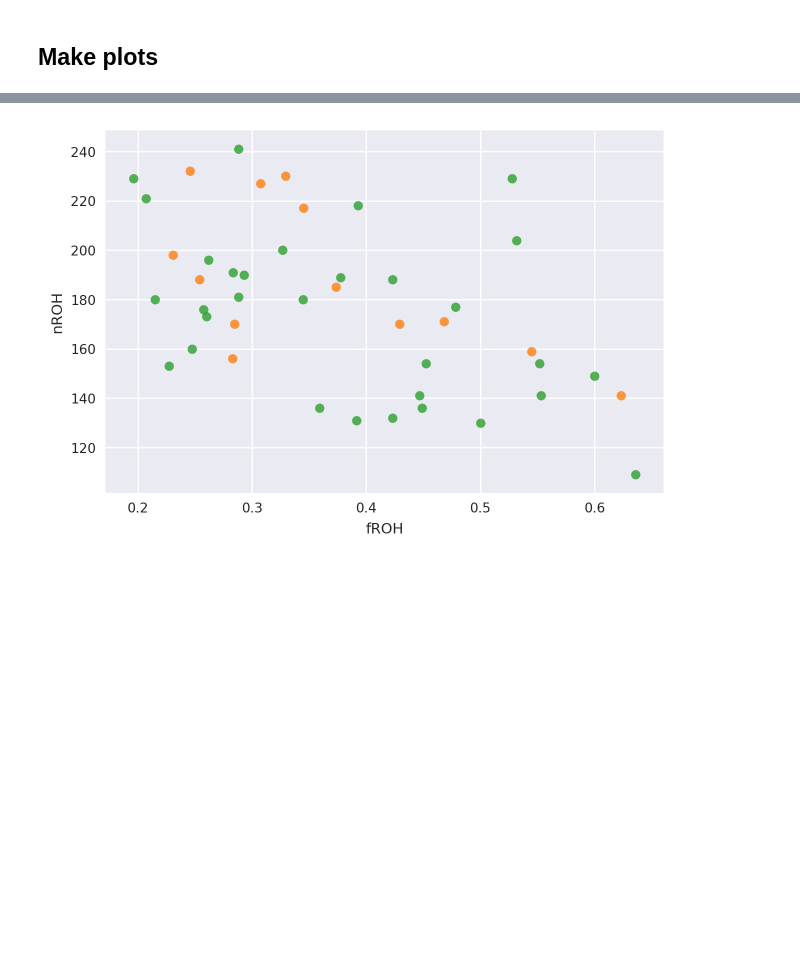
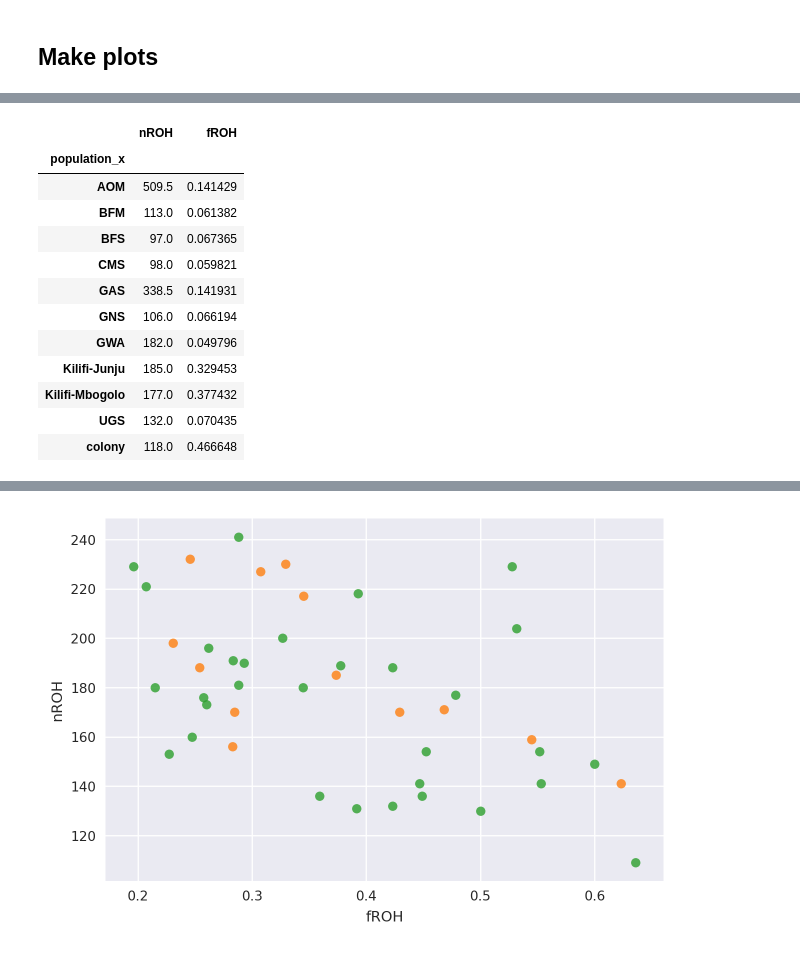
Before and after one commit to malariagen/agam-kenya-report, a Jupyter notebook: notebooks/roh_analysis.ipynb, the cells around one changed output, grey strips where cells are left out. Drawn from its saved outputs; the diff is of its cells as text; code cells hidden in the pictures; blank space fills up the shorter version.

Commit message:
Add KES samples by site to ag1k context
Add summary stats mean/median nROH, fROH

```diff
--- a/notebooks/roh_analysis.ipynb
+++ b/notebooks/roh_analysis.ipynb
@@ -136,0 +131,8 @@ sns.lmplot("fROH", "nROH", data=mm, hue="population",
+# %%
+def check_pop(x):
+    if x.population == "KES":
+        return x.region
+    else:
+        return x.population
+# %%
+mm["population_x"] = mm.apply(check_pop, axis=1)
@@ -136,0 +158,6 @@ sns.lmplot("fROH", "nROH", data=mm, hue="population",
+# %%
+for p in populations:
+    cfg = analysis.config.get_population(p)
+    phase1_ar3.pop_colors[cfg["label"]] = cfg["color"]
+# %%
+mm["color"] = mm.population_x.map(phase1_ar3.pop_colors)
@@ -136,0 +216,16 @@ sns.lmplot("fROH", "nROH", data=mm, hue="population",
+# %%
+mm.groupby("population_x").aggregate({"nROH": np.median, "fROH": np.median})
+# %% [output]
+|  | nROH | fROH |
+| population_x |  |  |
+| AOM | 509.5 | 0.141429 |
+| BFM | 113.0 | 0.061382 |
+| BFS | 97.0 | 0.067365 |
+| CMS | 98.0 | 0.059821 |
+| GAS | 338.5 | 0.141931 |
+| GNS | 106.0 | 0.066194 |
+| GWA | 182.0 | 0.049796 |
+| Kilifi-Junju | 185.0 | 0.329453 |
+| Kilifi-Mbogolo | 177.0 | 0.377432 |
+| UGS | 132.0 | 0.070435 |
+| colony | 118.0 | 0.466648 |
```
Also changed, not shown: parts of 10 cells of this notebook.
